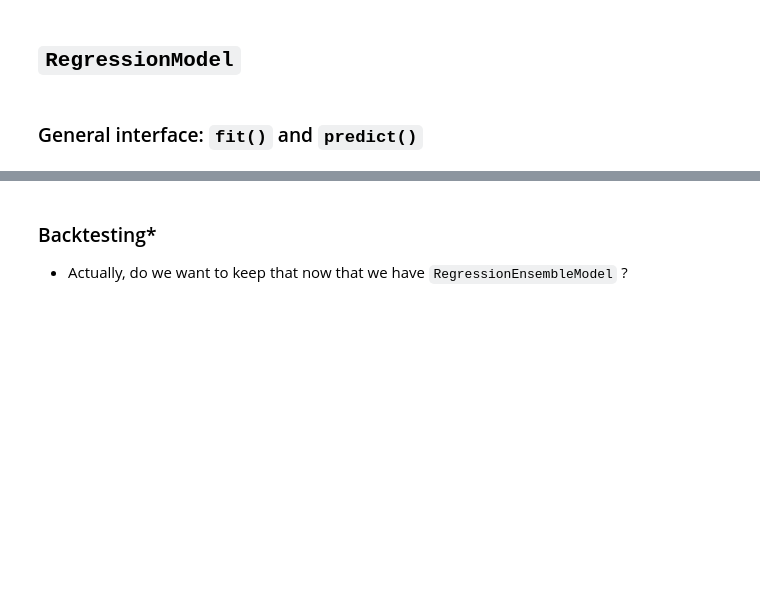
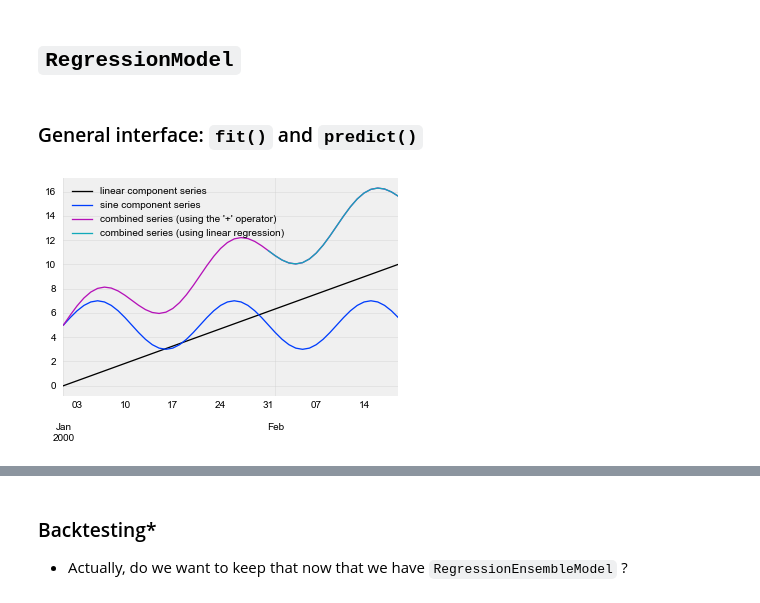
Before and after one commit to spazzy/darts, a Jupyter notebook: examples/darts-detailed-overview.ipynb, the cells around one changed output, grey strips where cells are left out. Drawn from its saved outputs; the diff is of its cells as text; code cells hidden in the pictures; blank space fills up the shorter version.

```diff
--- a/examples/darts-detailed-overview.ipynb
+++ b/examples/darts-detailed-overview.ipynb
@@ -294,0 +338,13 @@ plt.show()
+# %%
+from darts.models import RNNModel
+
+model1 = RNNModel(random_state=0)  # specifying a random_state to produce reproducible results
+model2 = RNNModel(random_state=0)
+
+model1.fit(combined_series)
+forecast1 = model1.predict(10)
+
+model2.fit(combined_series)
+forecast2 = model2.predict(10)
+
+print(forecast1 == forecast2)
@@ -296,3 +364,24 @@ plt.show()
 ## `RegressionModel`
 # %% [markdown]
 ### General interface: `fit()` and `predict()`
+# %%
+from darts.models import StandardRegressionModel
+
+
+series_list = [lin_series, sine_series]
+train, test = [series[:30] for series in series_list], [series[30:] for series in series_list]
+train_target, test_target = combined_series[:30], combined_series[30:]
+
+model = StandardRegressionModel()  # uses sklearn.linear_model.LinearRegression by default
+model.fit(train_features=train, train_target=train_target)
+pred = model.predict(test)
+
+lin_series.plot(label="linear component series")
+sine_series.plot(label="sine component series")
+combined_series.plot(label="combined series (using the '+' operator)")
+pred.plot(label="combined series (using linear regression)")
+
+plt.legend()
+plt.show()
+# %% [output]
+[figure, added]
```
Also changed, not shown: parts of 37 cells of this notebook, 1 other file.
